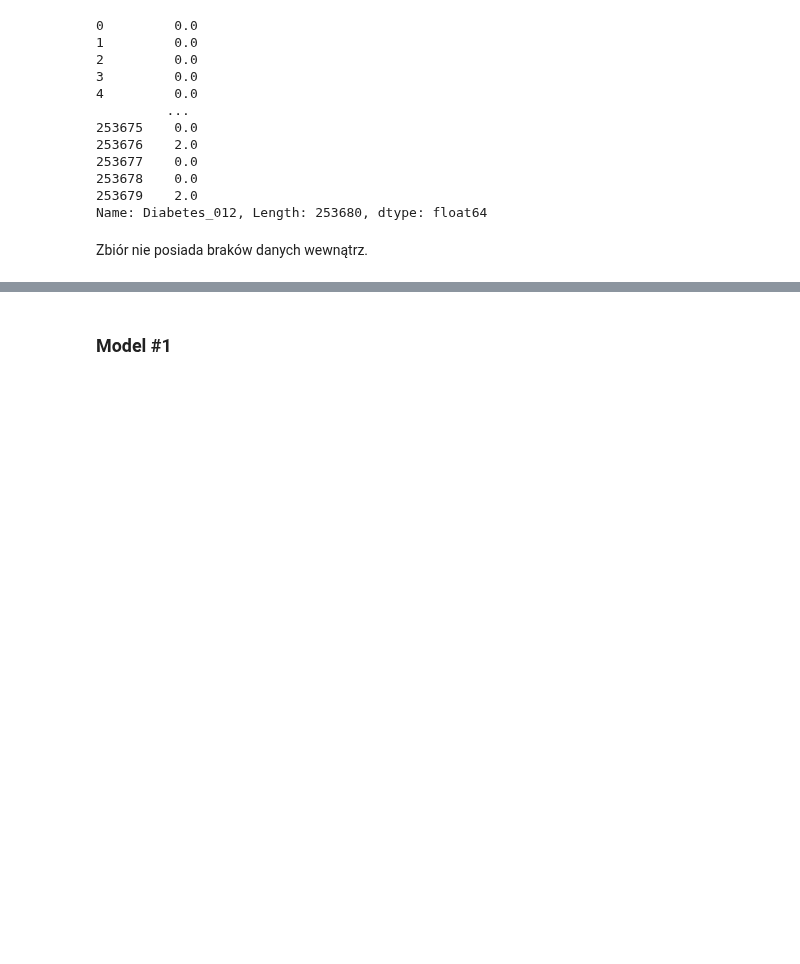
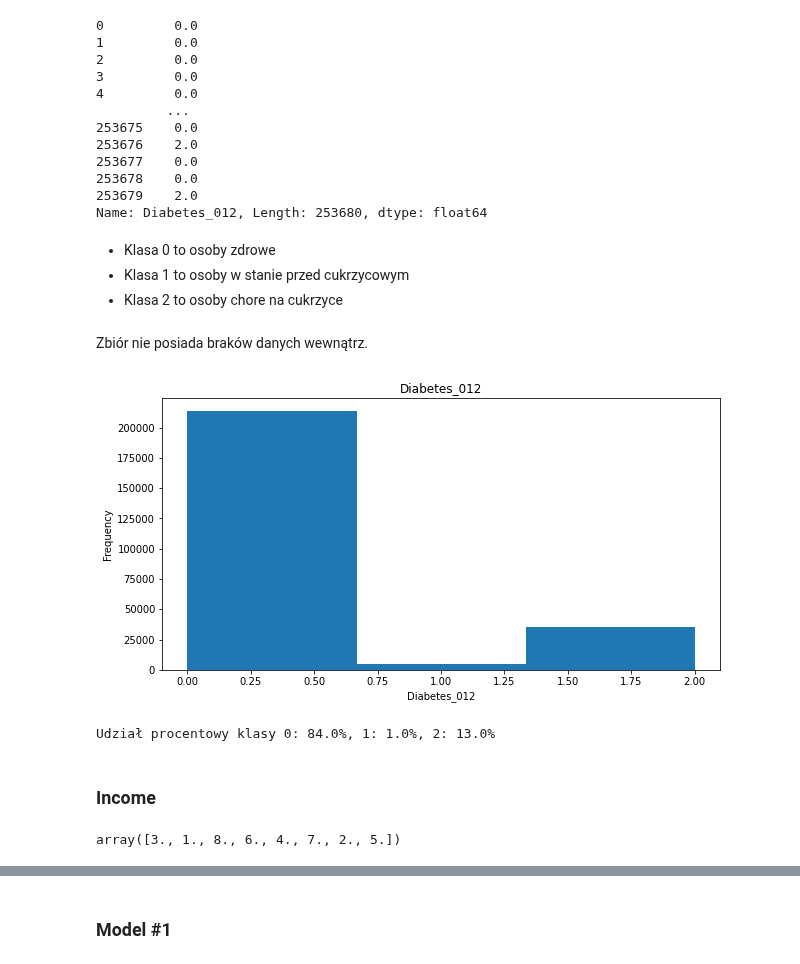
Before and after one commit to CarJung/Uni, a Jupyter notebook: diabetes/Projekt.ipynb, the cells around one changed output, grey strips where cells are left out. Drawn from its saved outputs; the diff is of its cells as text; code cells hidden in the pictures; blank space fills up the shorter version.

```diff
--- a/diabetes/Projekt.ipynb
+++ b/diabetes/Projekt.ipynb
@@ -88,5 +90,37 @@ data.Diabetes_012
 253678    0.0
 253679    2.0
 Name: Diabetes_012, Length: 253680, dtype: float64
+# %% [markdown]
+- Klasa 0 to osoby zdrowe
+- Klasa 1 to osoby w stanie przed cukrzycowym
+- Klasa 2 to osoby chore na cukrzyce
 # %% [markdown]
 Zbiór nie posiada braków danych wewnątrz.
+# %%
+def plot_histogram(data, column, title,bins):
+    """Plotting histogram of a column
+
+    Args:
+        data (dataframe): dataframe
+        column (column): column you want to plot
+        title (string): column name
+    """
+    plt.figure(figsize=(10,5))
+    plt.title(title)
+    plt.xlabel(column)
+    plt.ylabel('Frequency')
+    plt.hist(data[column], bins=bins)
+    plt.show()
+# %%
+plot_histogram(data, 'Diabetes_012', 'Diabetes_012', bins=3)
+data_perc = data.Diabetes_012.value_counts()*100/len(data)
+print(f"Udział procentowy klasy 0: {np.floor(data_perc[0])}%, 1: {np.floor(data_perc[1])}%, 2: {np.floor(data_perc[2])}%")
+# %% [output]
+[figure, added]
+Udział procentowy klasy 0: 84.0%, 1: 1.0%, 2: 13.0%
+# %% [markdown]
+### Income
+# %%
+data.Income.unique()
+# %% [output]
+array([3., 1., 8., 6., 4., 7., 2., 5.])
```
Also changed, not shown: parts of 10 cells of this notebook.
